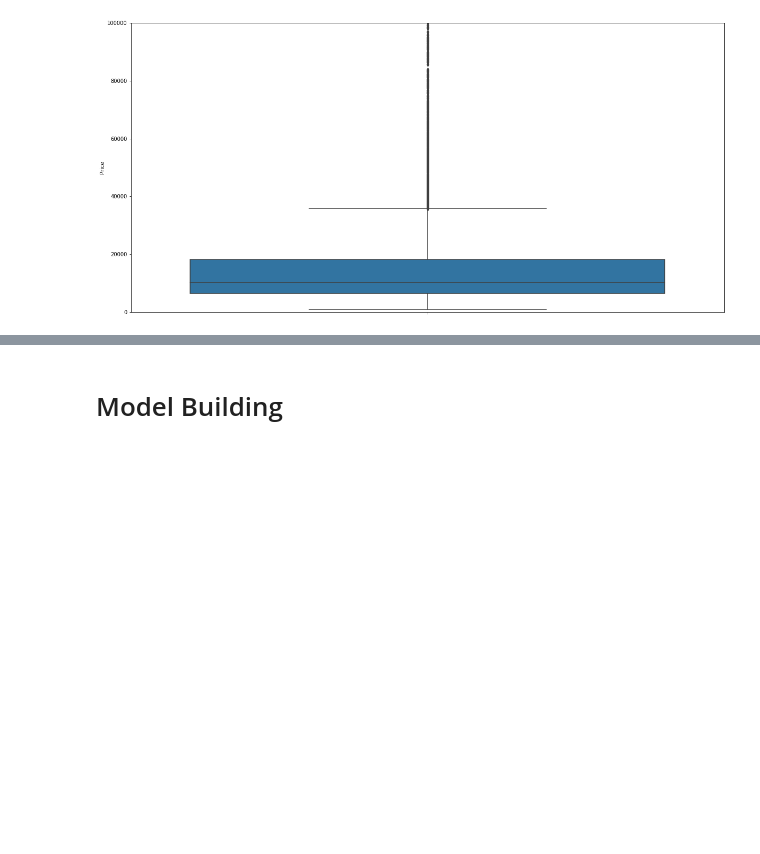
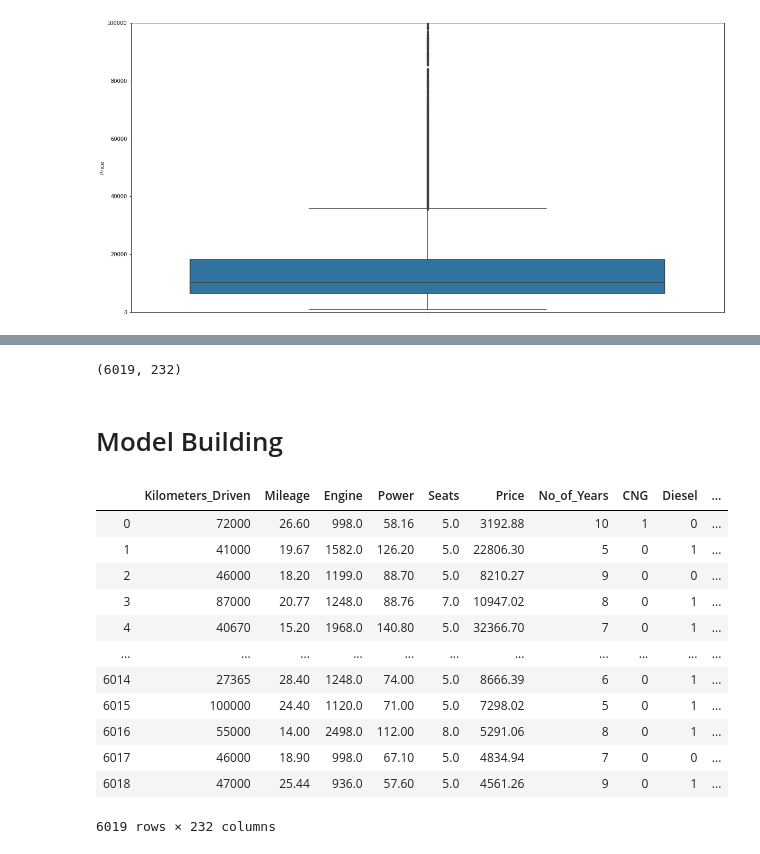
Before and after one commit to DAB-400-Capstone/Final-project, a Jupyter notebook: Project .ipynb, the cells around one changed output, grey strips where cells are left out. Cells and saved outputs as stored; diff of their text form; code cells hidden in the pictures; blank space fills up the shorter version.

```diff
--- a/Project .ipynb
+++ b/Project .ipynb
@@ -465,9 +521,3 @@ cars.head()
 # %%
 # Drop columns which are of least importance.
-cars_new = cars.drop(['Name','Location','Year','Manufacture_Name','Car_Name'],axis=1)
+cars_new = cars.drop(['Name','Location','Year','Manufacture_Name'],axis=1)
-# %%
-# Scaling the features using Min Max Scaler
-from sklearn.preprocessing import MinMaxScaler
-scaler = MinMaxScaler()
-labels= ['Kilometers_Driven','Mileage','Engine','Power','Seats','No_of_Years']
-cars_new[labels] = scaler.fit_transform(cars_new[labels])
@@ -474,17 +528,14 @@ cars_new[labels] = scaler.fit_transform(cars_new[labels])
 # %%
 # Convert the categorical values into dummies using the get_dummies function
 df=pd.get_dummies(cars_new['Fuel_Type'])
-cars_new=pd.concat([cars_new,df],axis=1)
+cars_new=pd.concat([cars_new,df.iloc[:,:-1]],axis=1)
 cars_new.drop(['Fuel_Type'],axis=1,inplace=True)
 df=pd.get_dummies(cars_new['Transmission'])
-cars_new=pd.concat([cars_new,df],axis=1)
+cars_new=pd.concat([cars_new,df.iloc[:,:-1]],axis=1)
 cars_new.drop(['Transmission'],axis=1,inplace=True)
 df=pd.get_dummies(cars_new['Owner_Type'])
-cars_new=pd.concat([cars_new,df],axis=1)
+cars_new=pd.concat([cars_new,df.iloc[:,:-1]],axis=1)
 cars_new.drop(['Owner_Type'],axis=1,inplace=True)
+df=pd.get_dummies(cars_new['Car_Name'])
+cars_new=pd.concat([cars_new,df.iloc[:,:-1]],axis=1)
+cars_new.drop(['Car_Name'],axis=1,inplace=True)
-# %%
-# Scaling the features using Min Max Scaler
-from sklearn.preprocessing import MinMaxScaler
-scaler = MinMaxScaler()
-labels= ['Mileage','Engine','Power','Seats','No_of_Years']
-cars_new[labels] = scaler.fit_transform(cars_new[labels])
@@ -568,5 +542,26 @@ X
+# %%
+cars_new.shape
+# %% [output]
+(6019, 232)
 # %% [markdown]
 # Model Building
+# %%
+# Look at the data
+cars_new
+# %% [output]
+|  | Kilometers_Driven | Mileage | Engine | Power | Seats | Price | No_of_Years | CNG | Diesel | ... |
+| 0 | 72000 | 26.60 | 998.0 | 58.16 | 5.0 | 3192.88 | 10 | 1 | 0 | ... |
+| 1 | 41000 | 19.67 | 1582.0 | 126.20 | 5.0 | 22806.30 | 5 | 0 | 1 | ... |
+| 2 | 46000 | 18.20 | 1199.0 | 88.70 | 5.0 | 8210.27 | 9 | 0 | 0 | ... |
+| 3 | 87000 | 20.77 | 1248.0 | 88.76 | 7.0 | 10947.02 | 8 | 0 | 1 | ... |
+| 4 | 40670 | 15.20 | 1968.0 | 140.80 | 5.0 | 32366.70 | 7 | 0 | 1 | ... |
+| ... | ... | ... | ... | ... | ... | ... | ... | ... | ... | ... |
+| 6014 | 27365 | 28.40 | 1248.0 | 74.00 | 5.0 | 8666.39 | 6 | 0 | 1 | ... |
+| 6015 | 100000 | 24.40 | 1120.0 | 71.00 | 5.0 | 7298.02 | 5 | 0 | 1 | ... |
+| 6016 | 55000 | 14.00 | 2498.0 | 112.00 | 8.0 | 5291.06 | 8 | 0 | 1 | ... |
+| 6017 | 46000 | 18.90 | 998.0 | 67.10 | 5.0 | 4834.94 | 7 | 0 | 0 | ... |
+| 6018 | 47000 | 25.44 | 936.0 | 57.60 | 5.0 | 4561.26 | 9 | 0 | 1 | ... |
+6019 rows × 232 columns
 # %%
 X = cars_new.drop('Price',axis=1)
 Y = cars_new['Price']
```
Also changed, not shown: parts of 34 cells of this notebook.
